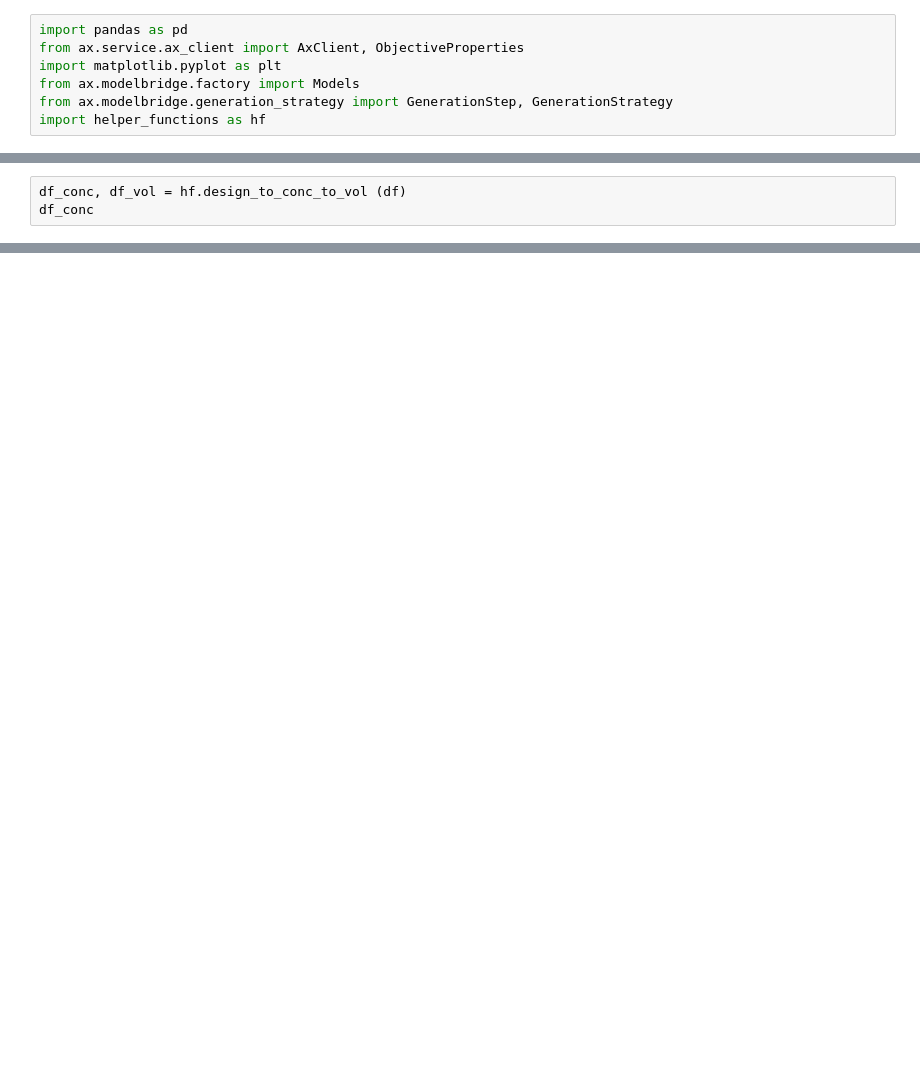
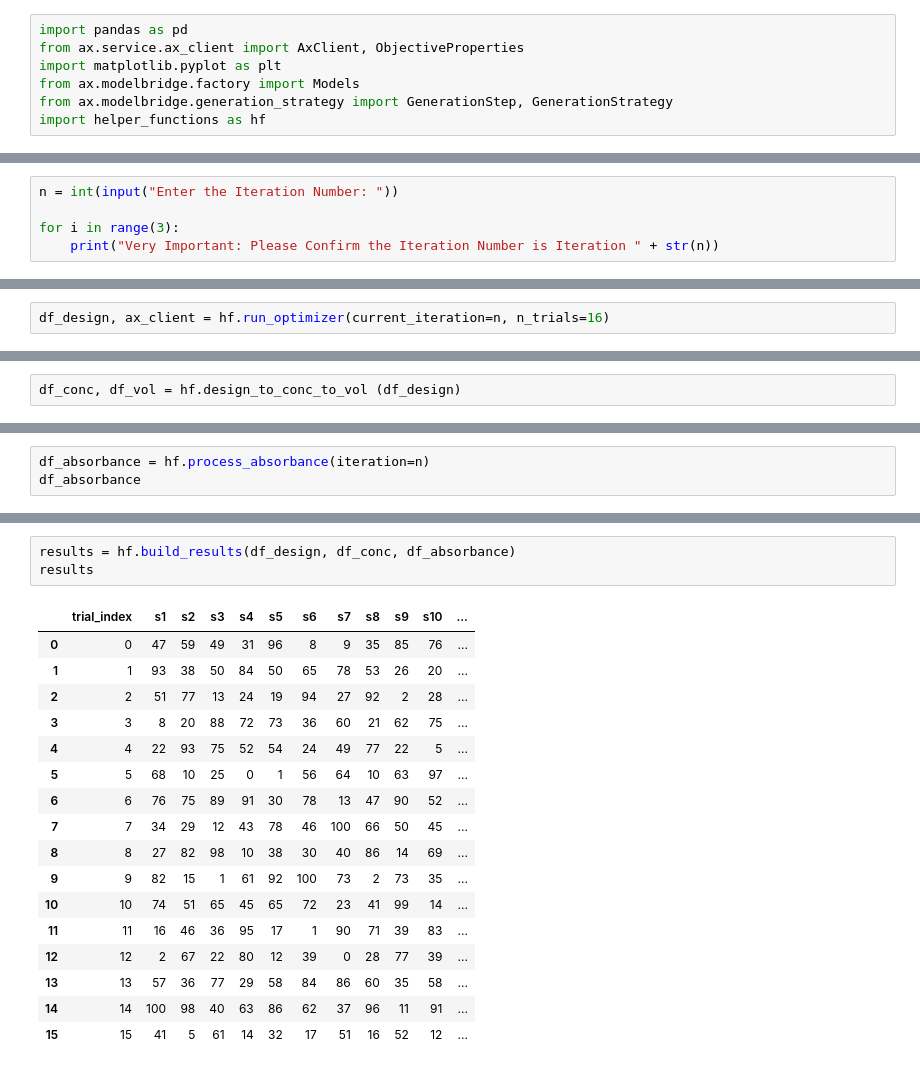
Before and after one commit to zeqingbaosdl5/drug-surfactant, a Jupyter notebook: workflow_test.ipynb, the cells around one changed output, grey strips where cells are left out. Cells and saved outputs as stored; diff of their text form; blank space fills up the shorter version.

```diff
--- a/workflow_test.ipynb
+++ b/workflow_test.ipynb
@@ -90,0 +26,5 @@ df
+# %%
+n = int(input("Enter the Iteration Number: "))
+
+for i in range(3):
+    print("Very Important: Please Confirm the Iteration Number is Iteration " + str(n))
@@ -90,0 +35,2 @@ df
+# %%
+df_design, ax_client = hf.run_optimizer(current_iteration=n, n_trials=16)
@@ -91,3 +56,2 @@ df
 # %%
-df_conc, df_vol = hf.design_to_conc_to_vol (df)
-df_conc
+df_conc, df_vol = hf.design_to_conc_to_vol (df_design)
@@ -245,0 +58,3 @@ local_file_path = '/Users/zeqing/0_Github/SDL5_Nano/1st_round_screening/aggregat
+# %%
+df_absorbance = hf.process_absorbance(iteration=n)
+df_absorbance
@@ -245,0 +79,21 @@ local_file_path = '/Users/zeqing/0_Github/SDL5_Nano/1st_round_screening/aggregat
+# %%
+results = hf.build_results(df_design, df_conc, df_absorbance)
+results
+# %% [output]
+|  | trial_index | s1 | s2 | s3 | s4 | s5 | s6 | s7 | s8 | s9 | s10 | ... |
+| 0 | 0 | 47 | 59 | 49 | 31 | 96 | 8 | 9 | 35 | 85 | 76 | ... |
+| 1 | 1 | 93 | 38 | 50 | 84 | 50 | 65 | 78 | 53 | 26 | 20 | ... |
+| 2 | 2 | 51 | 77 | 13 | 24 | 19 | 94 | 27 | 92 | 2 | 28 | ... |
+| 3 | 3 | 8 | 20 | 88 | 72 | 73 | 36 | 60 | 21 | 62 | 75 | ... |
+| 4 | 4 | 22 | 93 | 75 | 52 | 54 | 24 | 49 | 77 | 22 | 5 | ... |
+| 5 | 5 | 68 | 10 | 25 | 0 | 1 | 56 | 64 | 10 | 63 | 97 | ... |
+| 6 | 6 | 76 | 75 | 89 | 91 | 30 | 78 | 13 | 47 | 90 | 52 | ... |
+| 7 | 7 | 34 | 29 | 12 | 43 | 78 | 46 | 100 | 66 | 50 | 45 | ... |
+| 8 | 8 | 27 | 82 | 98 | 10 | 38 | 30 | 40 | 86 | 14 | 69 | ... |
+| 9 | 9 | 82 | 15 | 1 | 61 | 92 | 100 | 73 | 2 | 73 | 35 | ... |
+| 10 | 10 | 74 | 51 | 65 | 45 | 65 | 72 | 23 | 41 | 99 | 14 | ... |
+| 11 | 11 | 16 | 46 | 36 | 95 | 17 | 1 | 90 | 71 | 39 | 83 | ... |
+| 12 | 12 | 2 | 67 | 22 | 80 | 12 | 39 | 0 | 28 | 77 | 39 | ... |
+| 13 | 13 | 57 | 36 | 77 | 29 | 58 | 84 | 86 | 60 | 35 | 58 | ... |
+| 14 | 14 | 100 | 98 | 40 | 63 | 86 | 62 | 37 | 96 | 11 | 91 | ... |
+| 15 | 15 | 41 | 5 | 61 | 14 | 32 | 17 | 51 | 16 | 52 | 12 | ... |
```
Also changed, not shown: parts of 27 cells of this notebook, 6 other files.
